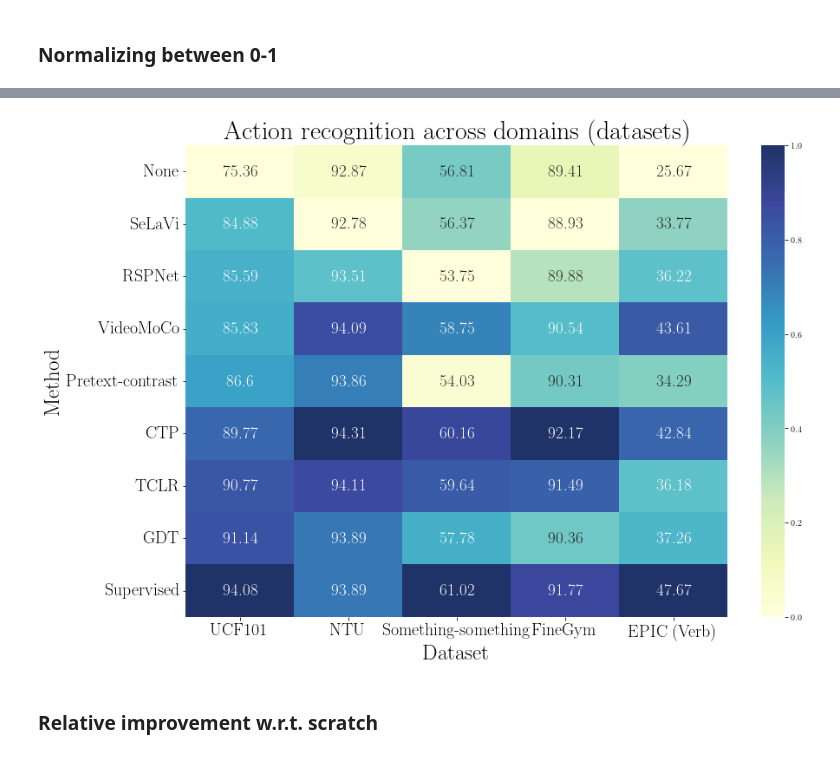
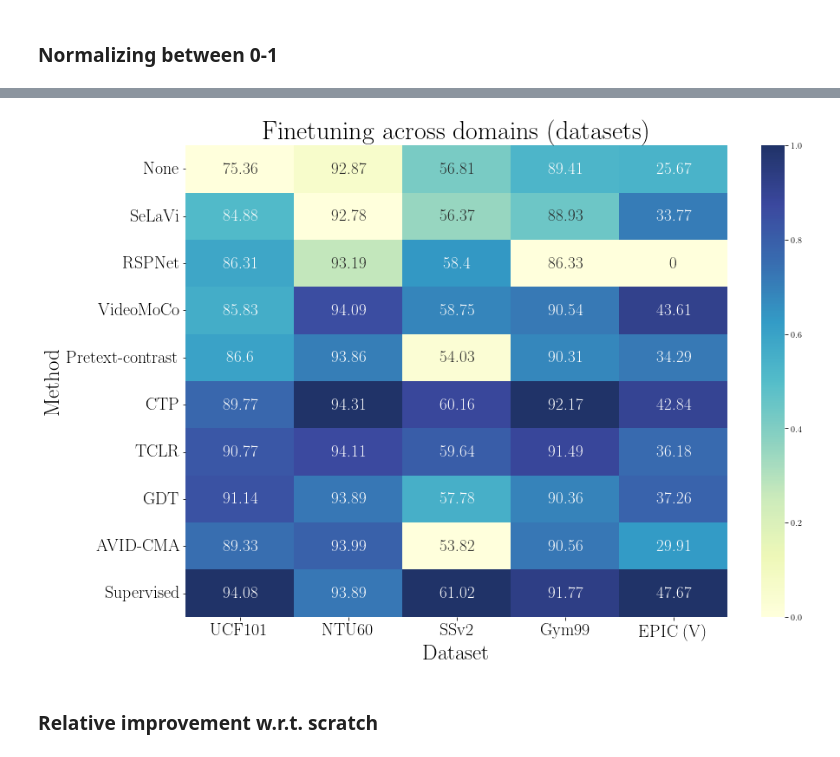
Before and after one commit to bpiyush/ViDA-SSL, a Jupyter notebook: misc/plotting/domain_shift.ipynb, the cells around one changed output, grey strips where cells are left out. Drawn from its saved outputs; the diff is of its cells as text; code cells hidden in the pictures.

Commit message:
Adds AVID CMA to all the plots

```diff
--- a/misc/plotting/domain_shift.ipynb
+++ b/misc/plotting/domain_shift.ipynb
@@ -15,7 +15,8 @@ plt.rcParams.update({
     "font.serif": ["Computer Modern Roman"],
 })
 # %%
-csv_path = "../../results/sslvr-domain.csv"
+csv_path = "../../results/domain_shift_linear.csv"
+# csv_path = "../../results/domain_shift_finetune.csv"
 # %%
 df = pd.read_csv(csv_path, index_col=0)
 # %%
@@ -33,6 +35,6 @@ df
 | Supervised | 94.08 | 93.89 | 61.02 | 91.77 | 47.67 |
 # %%
-df.columns = [["UCF101", "NTU", "Something-something", "FineGym", "EPIC (Verb)"]]
+# df.columns = [["UCF101", "NTU", "Something-something", "FineGym", "EPIC (Verb)"]]
 # %%
 df
 # %% [output]
@@ -152,21 +131,21 @@ annot = df.values
 # %%
 heatmap(
     normalized_df,
     figsize=(14, 10),
-    title="Action recognition across domains (datasets)",
+    title="Finetuning across domains (datasets)",
     titlesize=30,
     labelsize=25,
     tickssize=20,
     save=True,
-    save_path="../../results/plots/domains_expt_annot_absolute.pdf",
+    save_path="../../results/plots/domains_expt_finetune_annot_absolute.pdf",
     cmap="YlGnBu",
     alpha=0.9,
     annot=annot,
     fmt='g',
     annot_kws={"size": 19},
 )
 # %% [output]
-[figure, old version]
+[figure, new version]
 # %% [markdown]
 ### Relative improvement w.r.t. scratch
 # %%
```
Also changed, not shown: parts of 18 cells of this notebook, 26 other files.
